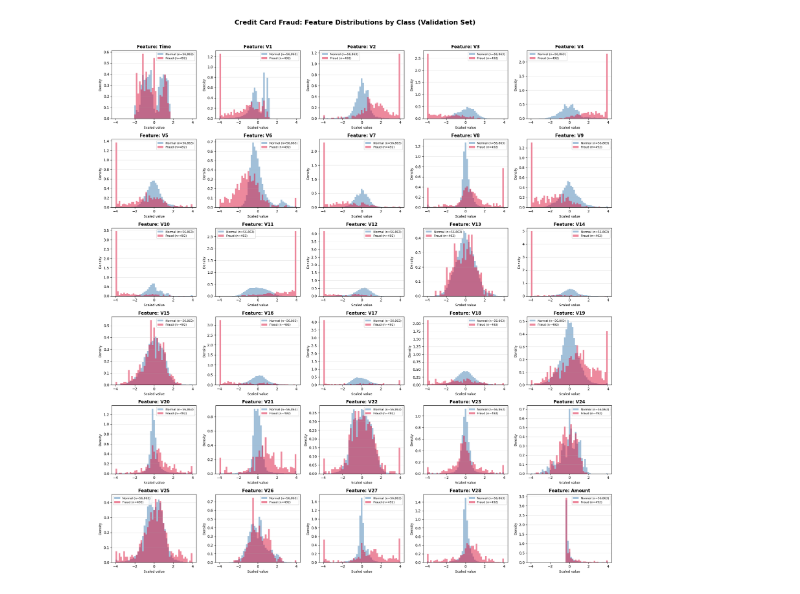
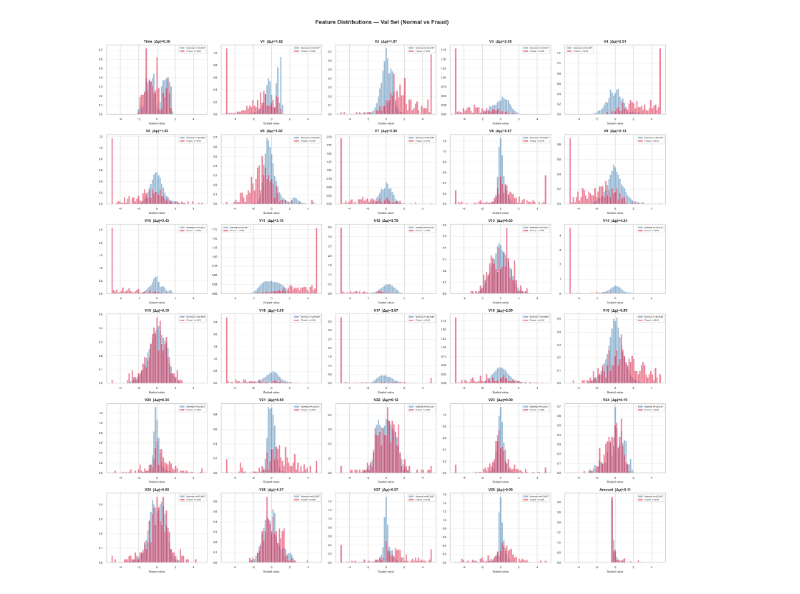
Before and after one commit to Nanokwok/Deep-Loan-Default-VAE, a Jupyter notebook: notebooks/02_post_prep_eda.ipynb, the cells around one changed output. Saved outputs shown, nothing was run; the diff lists cells and outputs as text; code cells hidden in the pictures.

Commit message:
add visualization

```diff
--- a/notebooks/02_post_prep_eda.ipynb
+++ b/notebooks/02_post_prep_eda.ipynb
@@ -16,26 +15,32 @@ All checks must print **PASS**.
 # %%
-import json
+import json, math, warnings
 from pathlib import Path
 
 import numpy as np
 import pandas as pd
 import matplotlib.pyplot as plt
+import matplotlib.gridspec as gridspec
 import seaborn as sns
 
+warnings.filterwarnings("ignore")
+sns.set_theme(style="whitegrid", font_scale=0.9)
+
 PROC = Path("../data/processed")
+FIG  = Path("../reports/figures")
+FIG.mkdir(parents=True, exist_ok=True)
 
 X_train = np.load(PROC / "X_train.npy")
 X_val   = np.load(PROC / "X_val.npy")
+X_test  = np.load(PROC / "X_test.npy")
 y_train = np.load(PROC / "y_train.npy")
 y_val   = np.load(PROC / "y_val.npy")
+y_test  = np.load(PROC / "y_test.npy")
 
 with open(PROC / "feature_columns.json") as f:
     features = json.load(f)
 
-print("Loaded:")
-print(f"  X_train : {X_train.shape}  dtype={X_train.dtype}")
-print(f"  X_val   : {X_val.shape}  dtype={X_val.dtype}")
-print(f"  y_train : {y_train.shape}  dtype={y_train.dtype}")
-print(f"  y_val   : {y_val.shape}  dtype={y_val.dtype}")
-print(f"  features: {features}")
+print(f"X_train : {X_train.shape}  dtype={X_train.dtype}")
+print(f"X_val   : {X_val.shape}  dtype={X_val.dtype}")
+print(f"X_test  : {X_test.shape}  dtype={X_test.dtype}")
+print(f"features: {features}")
 # %% [output]
@@ -197,55 +297,40 @@ Separation between distributions is the anomaly signal the VAE exploits: fraud t
 # %%
-import math
-import matplotlib.pyplot as plt
+normal_mask = y_val == 0
+fraud_mask  = y_val == 1
 
-n_features = len(features)
 n_cols = 5
-n_rows = math.ceil(n_features / n_cols)
-
-fig, axes = plt.subplots(n_rows, n_cols, figsize=(20, n_rows * 3.5))
+n_rows = math.ceil(len(features) / n_cols)
+fig, axes = plt.subplots(n_rows, n_cols, figsize=(20, n_rows * 3.2))
 axes = axes.flatten()
 
-normal_mask  = y_val == 0
-anomaly_mask = y_val == 1
+clip  = 5.0
+bins  = np.linspace(-clip, clip, 60)
 
 for i, feat in enumerate(features):
     ax = axes[i]
-    normal_vals  = X_val[normal_mask,  i]
-    anomaly_vals = X_val[anomaly_mask, i]
+    normal_vals = X_val[normal_mask, i]
+    fraud_vals  = X_val[fraud_mask,  i]
 
-    clip = 4.0
-    bins = np.linspace(-clip, clip, 50)
+    ax.hist(normal_vals, bins=bins, alpha=0.55, density=True,
+            color="steelblue", label=f"Normal n={normal_mask.sum():,}")
+    ax.hist(fraud_vals,  bins=bins, alpha=0.55, density=True,
+            color="crimson",   label=f"Fraud  n={fraud_mask.sum():,}")
 
-    ax.hist(normal_vals.clip(-clip, clip),  bins=bins, alpha=0.5,
-            density=True, color="steelblue",
-            label=f"Normal (n={normal_mask.sum():,})")
-    ax.hist(anomaly_vals.clip(-clip, clip), bins=bins, alpha=0.5,
-            density=True, color="crimson",
-            label=f"Fraud (n={anomaly_mask.sum():,})")
-
-    ax.set_title(f"Feature: {feat}", fontsize=12, fontweight='bold')
-    ax.set_xlabel("Scaled value", fontsize=9)
-    ax.set_ylabel("Density", fontsize=9)
-    ax.legend(fontsize=8)
-    ax.grid(axis='y', alpha=0.3)
+    # Annotate with mean difference
+    delta = abs(fraud_vals.mean() - normal_vals.mean())
+    ax.set_title(f"{feat}  |Δμ|={delta:.2f}", fontsize=9, fontweight="bold")
+    ax.set_xlabel("Scaled value", fontsize=7)
+    ax.tick_params(labelsize=7)
+    ax.legend(fontsize=6)
+    ax.grid(axis="y", alpha=0.3)
 
 for j in range(i + 1, len(axes)):
-    axes[j].axis('off')
+    axes[j].axis("off")
 
-plt.suptitle(
-    "Credit Card Fraud: Feature Distributions by Class (Validation Set)",
-    fontsize=18,
-    fontweight='bold',
-    y=1.02
-)
-
+plt.suptitle("Feature Distributions — Val Set (Normal vs Fraud)", fontsize=14, fontweight="bold", y=1.01)
 plt.tight_layout()
-
-import os
-os.makedirs("../reports/figures", exist_ok=True)
-plt.savefig("../reports/figures/feature_distributions.png", dpi=150, bbox_inches="tight")
+plt.savefig(FIG / "feature_distributions.png", dpi=150, bbox_inches="tight")
 plt.show()
-
-print(f"Success: Plotted {n_features} features to reports/figures/feature_distributions.png")
+print("Saved → reports/figures/feature_distributions.png")
 # %% [output]
-[figure, old version]
+[figure, new version]
```
Also changed, not shown: parts of 23 cells of this notebook, 10 other files.
